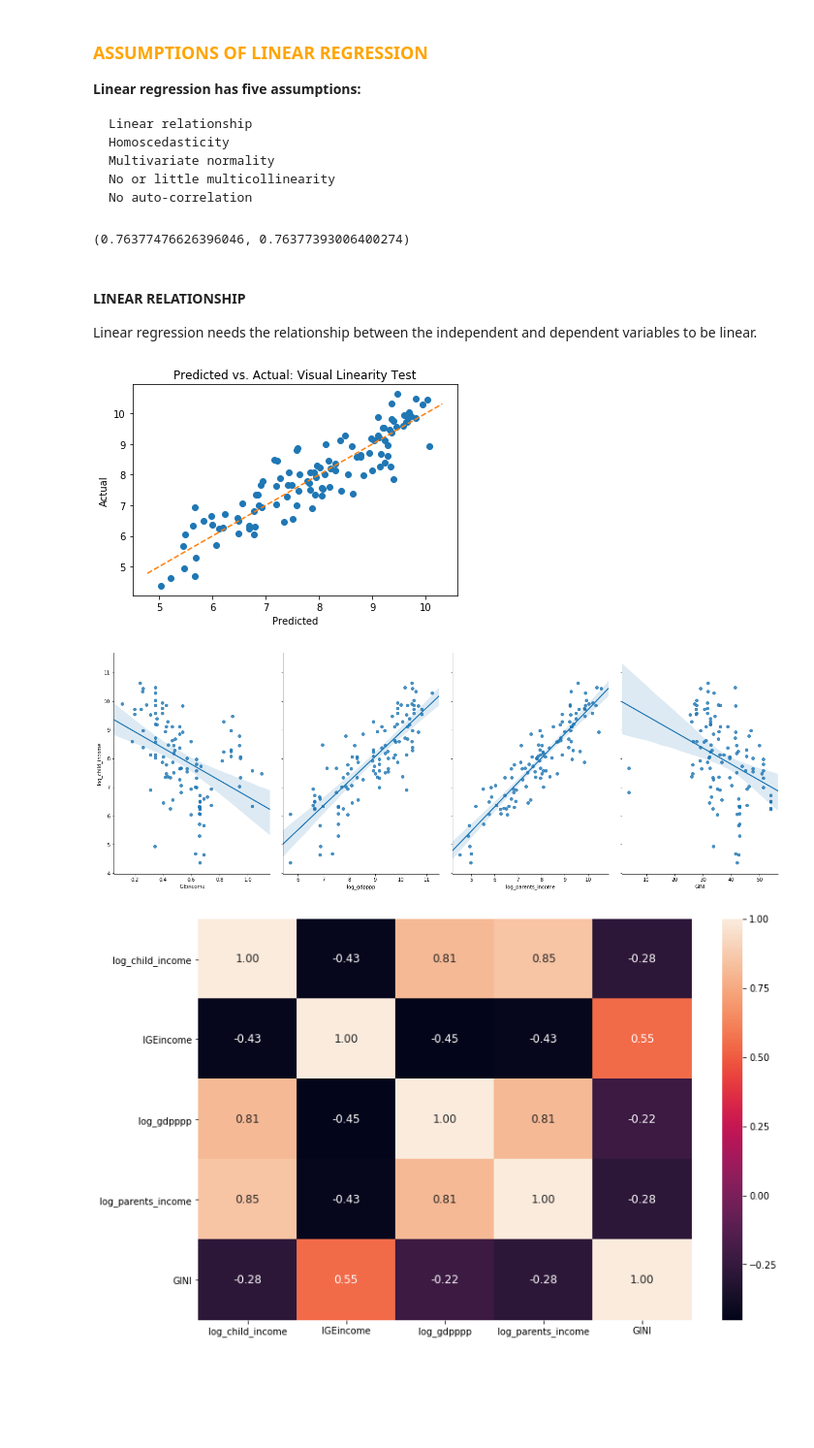
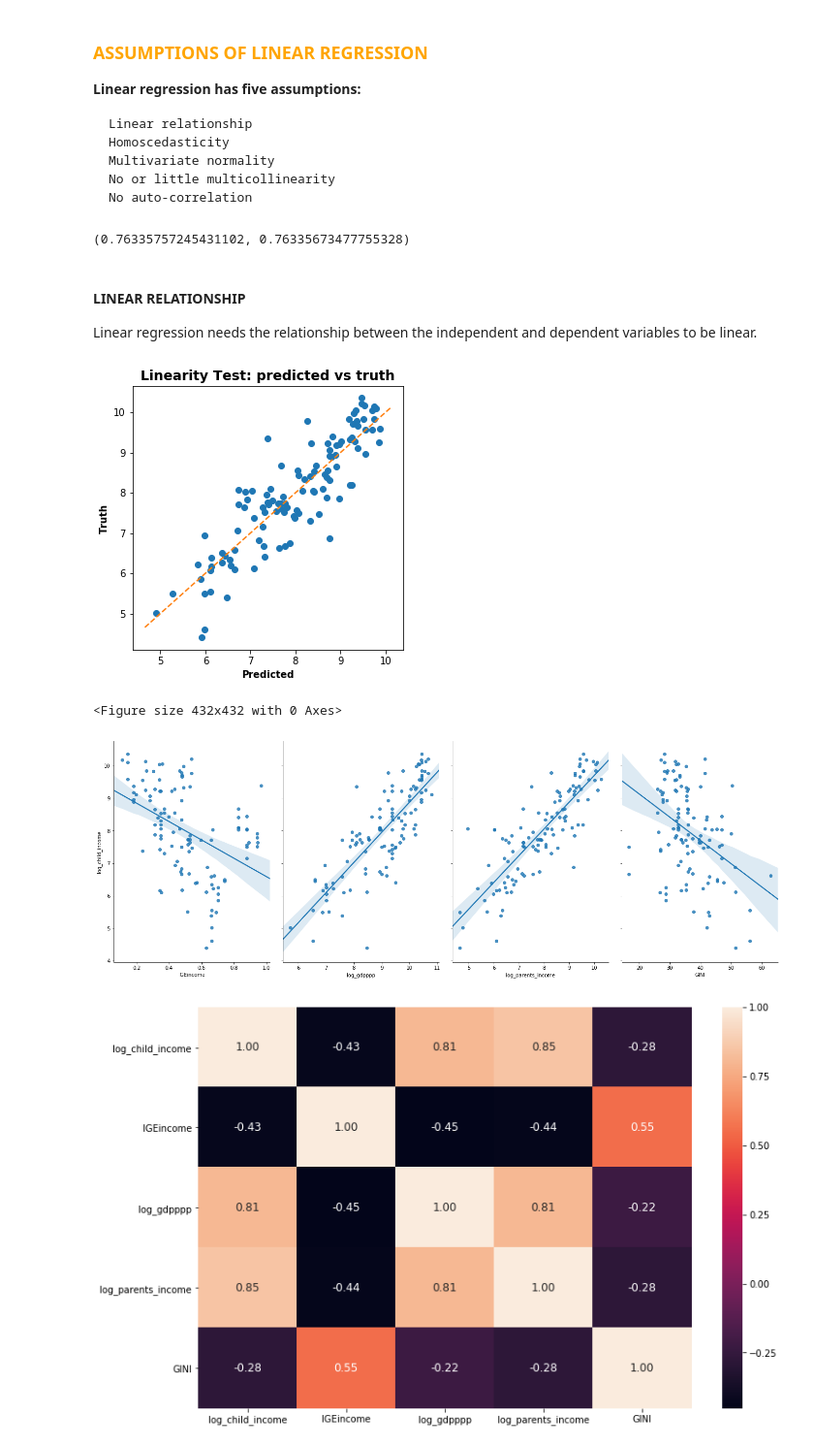
Before and after one commit to polopolopopo13/projet7, a Jupyter notebook: code_projet7.ipynb, the cells around one changed output. Shown at 97% size. Cells and saved outputs as stored; diff of their text form; code cells hidden in the pictures; blank space fills up the shorter version.

```diff
--- a/code_projet7.ipynb
+++ b/code_projet7.ipynb
@@ -1474,10 +1493,6 @@ random_from = df_mission_4.sample(frac=
                                   0.1)#on 10% of the DataFrame to relieve the model
 random_from=random_from.sort_index(axis=0)#reorder via index (no impact, just for display facilities)
 random_from=random_from.drop(columns='country')
-# %%
-random_from['log_gdpppp']=np.log(random_from['gdpppp'])
-random_from['log_parents_income']=np.log(random_from['parents_income'])
-random_from['log_child_income']=np.log(random_from['child_income'])
 # %% [markdown]
 #### <font color ='blue'> Explicated variable=inc_child, independanced variables = gdpppp and GINI<font>
 # %%
@@ -1729,30 +1746,35 @@ plt.show()
 mod = smf.ols('log_child_income ~ log_gdpppp+log_parents_income',data=random_from ).fit()
 mod.rsquared,mod.rsquared_adj
 # %% [output]
-(0.76377476626396046, 0.76377393006400274)
+(0.76335757245431102, 0.76335673477755328)
 # %% [markdown]
 #### <font color='b'>LINEAR RELATIONSHIP<font>
 Linear regression needs the relationship between the independent and dependent variables to be linear.
 # %%
 #graphic illustration of the linear regression
 random_from_reduce2 = random_from.sample(frac=0.0002).copy()
 truth2=list(random_from_reduce2['log_child_income'])
 
 preds2=list(mod.predict(random_from_reduce2[['IGEincome','log_gdpppp','log_parents_income','GINI']]))
 
+plt.figure(figsize=(5,5))
 plt.plot(preds2,truth2,'o')
-plt.xlabel('Predicted')
-plt.ylabel('Actual')
-plt.title('Predicted vs. Actual: Visual Linearity Test')
+plt.xlabel('Predicted', fontsize=10, fontweight='bold')
+plt.ylabel('Truth', fontsize=10, fontweight='bold')
+plt.title('Linearity Test: predicted vs truth', fontsize=14, fontweight='bold')
 abline(1,0)
+plt.savefig('./graphiques/Ln_more_predict_vs_truth.png', dpi=120)
 plt.show()
 # %% [output]
-[figure, old version]
+[figure, new version]
 # %%
+plt.figure(figsize=(6,6))
 sns.pairplot(random_from_reduce2, x_vars=['IGEincome','log_gdpppp','log_parents_income','GINI'], y_vars='log_child_income', height=7, aspect=0.7, kind='reg')
+plt.savefig('./graphiques/Ln_pairplot.png', dpi=120)
 plt.show()
 # %% [output]
+<Figure size 432x432 with 0 Axes>
-[figure, old version]
+[figure, new version]
 # %%
 #PEARSON
 plt.figure(figsize=(12,8))
```
Also changed, not shown: parts of 70 cells of this notebook.
